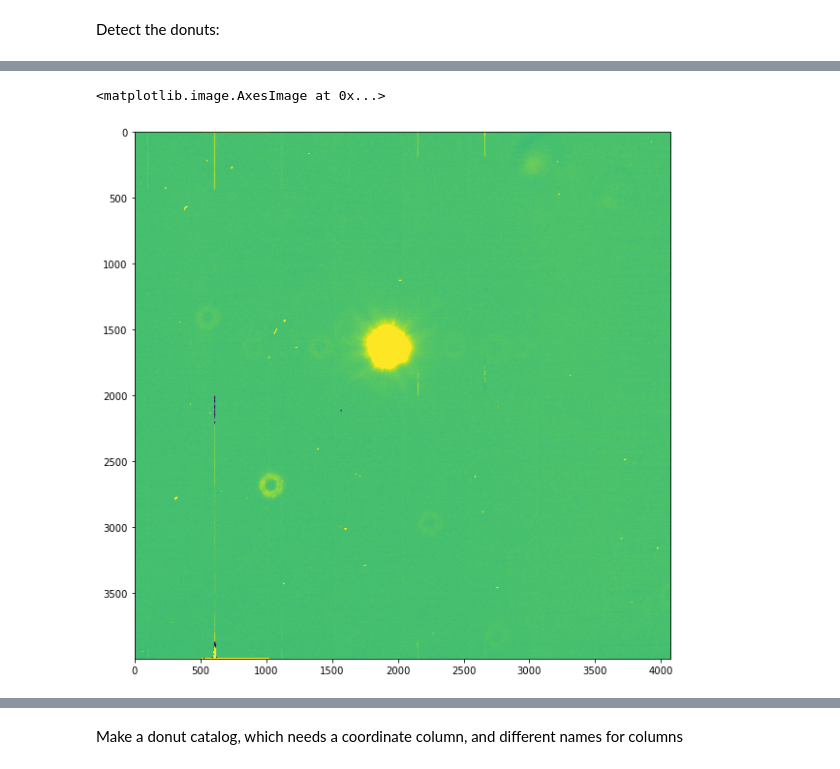
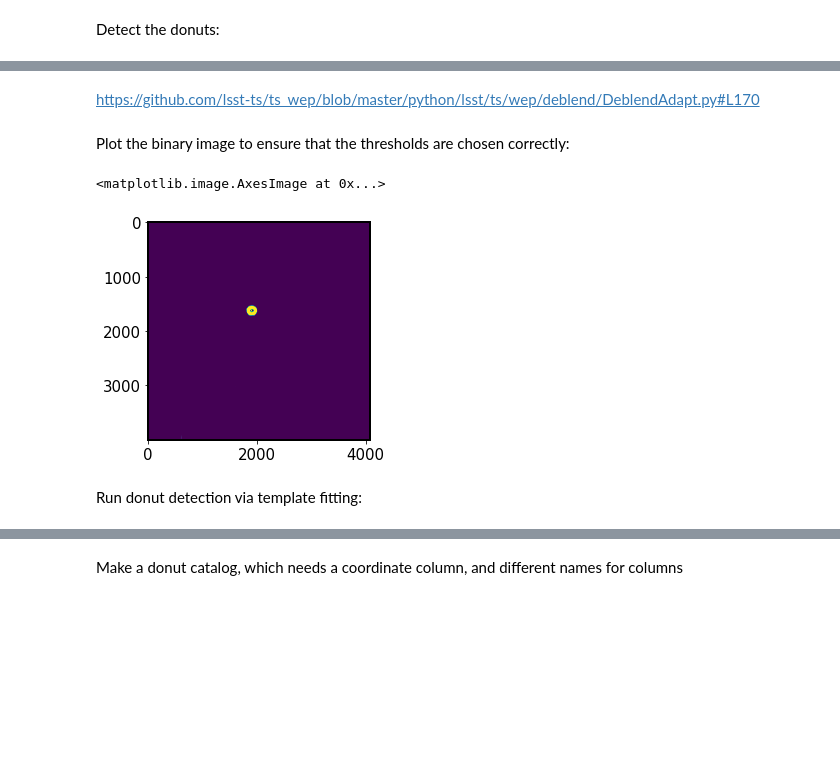
Before and after one commit to suberlak/AOS, a Jupyter notebook: AOS_AuxTel_test_data.ipynb, the cells around one changed output, grey strips where cells are left out. Drawn from its saved outputs; the diff is of its cells as text; code cells hidden in the pictures; blank space fills up the shorter version.

```diff
--- a/AOS_AuxTel_test_data.ipynb
+++ b/AOS_AuxTel_test_data.ipynb
@@ -207,7 +231,4 @@ plt.hist(np.ravel(exp), range=(0,400))
 exp = exposure.getImage().getArray()
 # %%
 plt.figure(figsize=(10,10))
-plt.imshow(exp, vmin=-10, vmax=250)
+plt.imshow(exp, vmin=20, vmax=550)
-# %% [output]
-<matplotlib.image.AxesImage at 0x...>
-[figure, removed]
@@ -214,3 +237,43 @@ plt.imshow(exp, vmin=-10, vmax=250)
+# %% [markdown]
+https://github.com/lsst-ts/ts_wep/blob/master/python/lsst/ts/wep/deblend/DeblendAdapt.py#L170
+# %% [markdown]
+Plot the binary image to ensure that the thresholds are chosen correctly:
+# %%
+from lsst.ts.wep.Utility import CentroidFindType
+from lsst.ts.wep.cwfs.CentroidFindFactory import CentroidFindFactory
+from copy import copy
+
+
+
+centroidFinder = CentroidFindFactory.createCentroidFind(
+    CentroidFindType.ConvolveTemplate
+)
+
+expArray = copy(exposure.getImage().getArray())
+
+# this is to make sure that oversaturated pixels do not
+# confuse the image range
+
+# thresh = 170
+# expArray[expArray < thresh] = 0
+# expArray[expArray >= thresh] = 1
+#https://github.com/lsst-ts/ts_wep/blob/master/python/lsst/ts/wep/deblend/DeblendAdapt.py#L170
+
+#thresh = 180
+#highThresh = 400
+thresh=5000
+highThresh=20000
+expArray[expArray < thresh] = 0
+expArray[expArray >= thresh] = 1
+expArray[expArray > highThresh] = 0
+
+binaryExp = centroidFinder.getImgBinary(copy(expArray))
+plt.imshow(binaryExp)
+# %% [output]
+<matplotlib.image.AxesImage at 0x...>
+[figure, added]
+# %% [markdown]
+Run donut detection via template fitting:
 # %%
 from lsst.ts.wep.DonutDetector import DonutDetector
 detector = DonutDetector()
```
Also changed, not shown: parts of 40 cells of this notebook, 3 other files.
